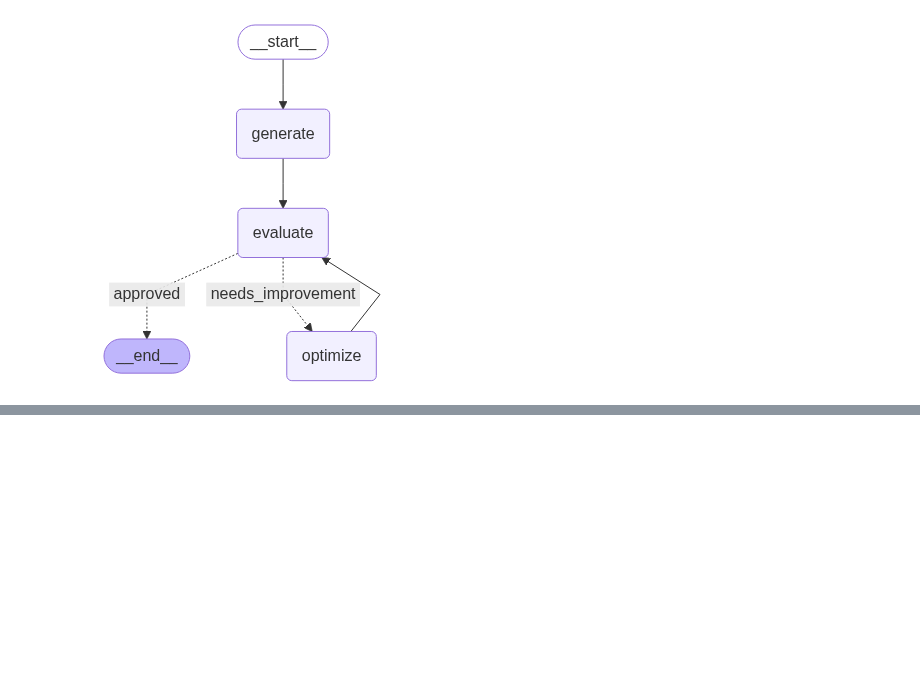
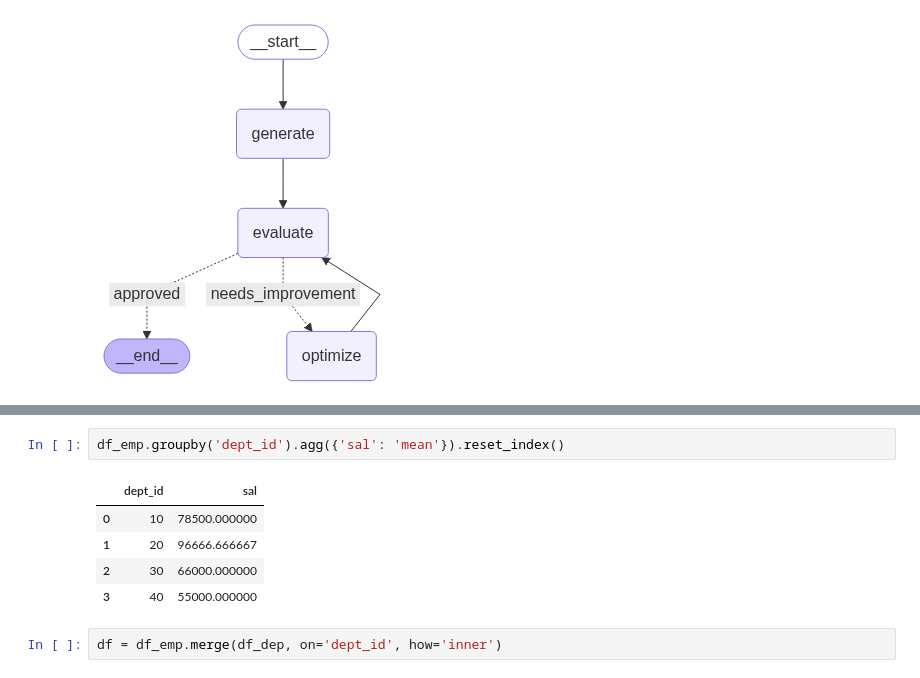
Before and after one commit to anshu57/LangGraph, a Jupyter notebook: 8_X_post_generator.ipynb, the cells around one changed output, grey strips where cells are left out. Saved outputs shown, nothing was run; the diff lists cells and outputs as text; blank space fills up the shorter version.

```diff
--- a/8_X_post_generator.ipynb
+++ b/8_X_post_generator.ipynb
@@ -173,0 +207,10 @@ workflow.invoke(initial_state)
+# %%
+df_emp.groupby('dept_id').agg({'sal': 'mean'}).reset_index()
+# %% [output]
+|  | dept_id | sal |
+| 0 | 10 | 78500.000000 |
+| 1 | 20 | 96666.666667 |
+| 2 | 30 | 66000.000000 |
+| 3 | 40 | 55000.000000 |
+# %%
+df = df_emp.merge(df_dep, on='dept_id', how='inner')
```
Also changed, not shown: parts of 6 cells of this notebook, 36 other files.
